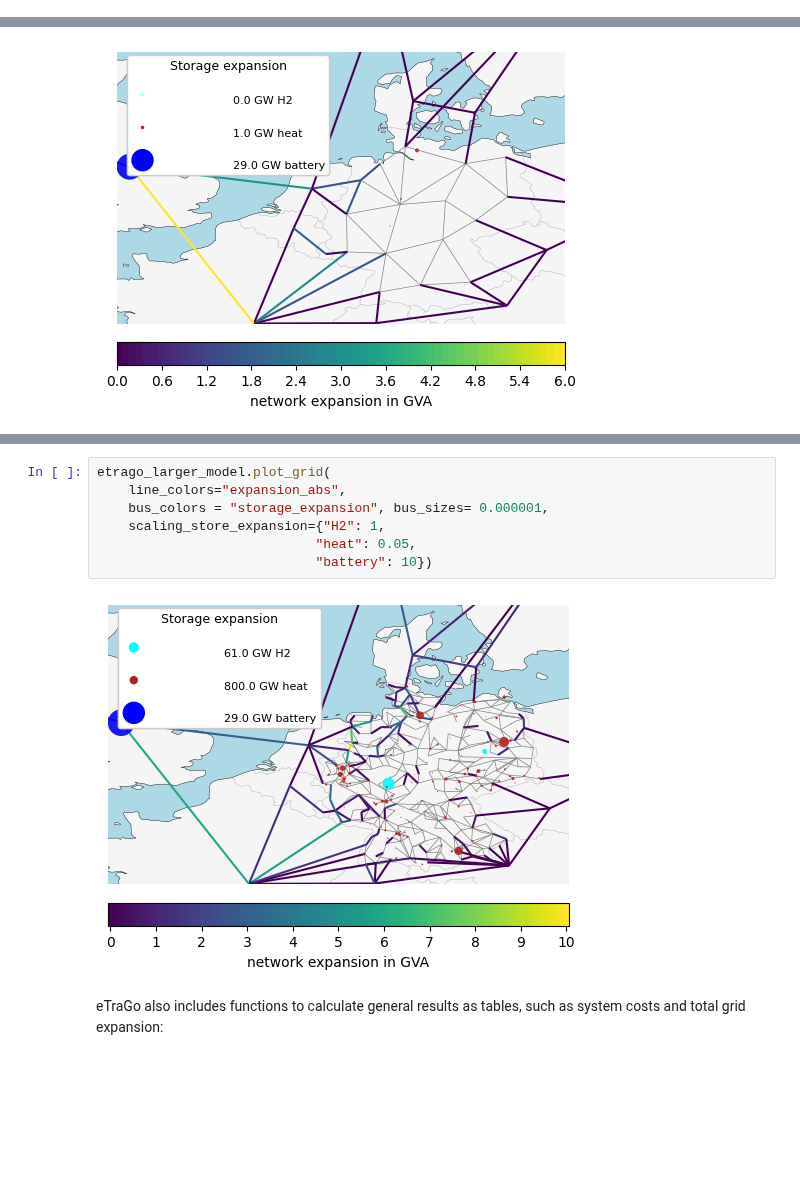
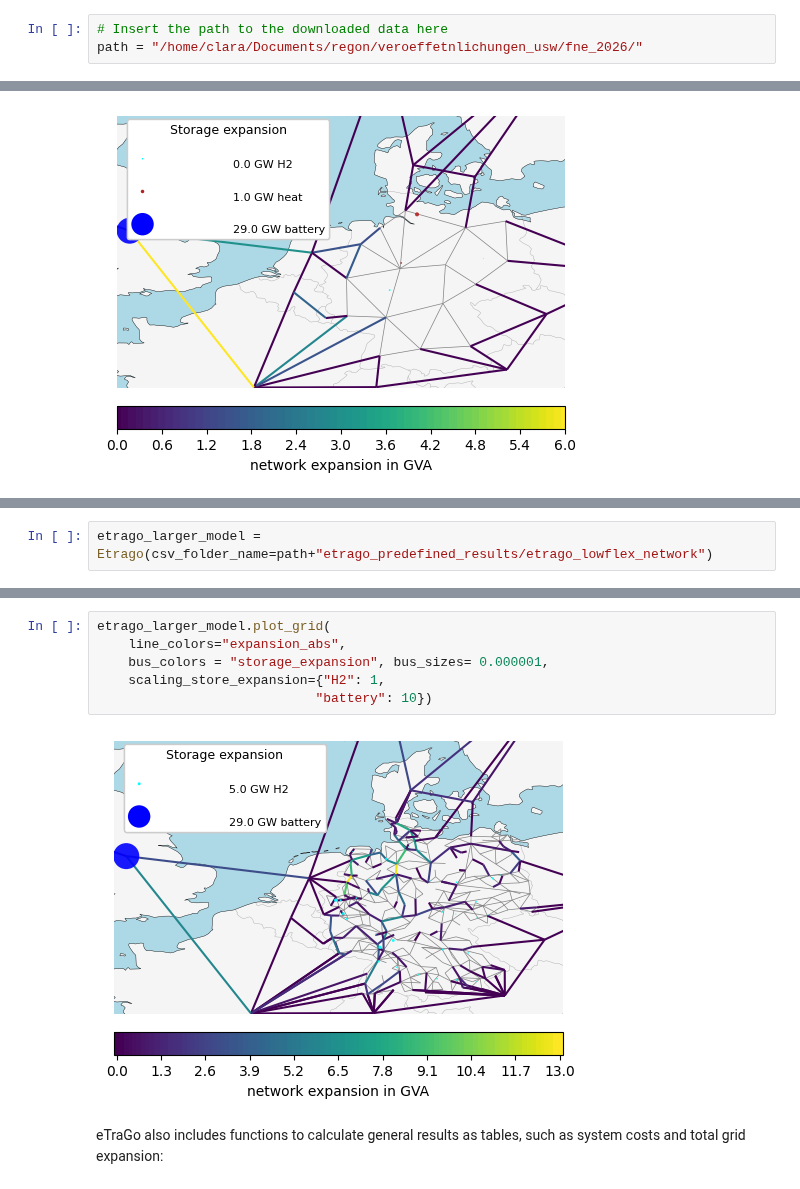
Before and after one commit to openego/eTraGo, a Jupyter notebook: examples/fne_2026.ipynb, the cells around one changed output, grey strips where cells are left out. Drawn from its saved outputs; the diff is of its cells as text; blank space fills up the shorter version.

```diff
--- a/examples/fne_2026.ipynb
+++ b/examples/fne_2026.ipynb
@@ -16,0 +19,3 @@ import pypsa
+# %%
+# Insert the path to the downloaded data here
+path = "/home/clara/Documents/regon/veroeffetnlichungen_usw/fne_2026/"
@@ -219,0 +187,2 @@ INFO:pypsa.io:Imported network clustering has buses, lines, links
+# %%
+etrago_larger_model = Etrago(csv_folder_name=path+"etrago_predefined_results/etrago_lowflex_network")
@@ -220,12 +200,11 @@ INFO:pypsa.io:Imported network clustering has buses, lines, links
 # %%
 etrago_larger_model.plot_grid(
     line_colors="expansion_abs",
     bus_colors = "storage_expansion", bus_sizes= 0.000001,
     scaling_store_expansion={"H2": 1,
-                            "heat": 0.05,
                             "battery": 10})
 # %% [output]
-[figure, old version]
+[figure, new version]
 # %% [markdown]
 eTraGo also includes functions to calculate general results as tables, such as system costs and total grid expansion:
 # %%
```
Also changed, not shown: parts of 35 cells of this notebook.
